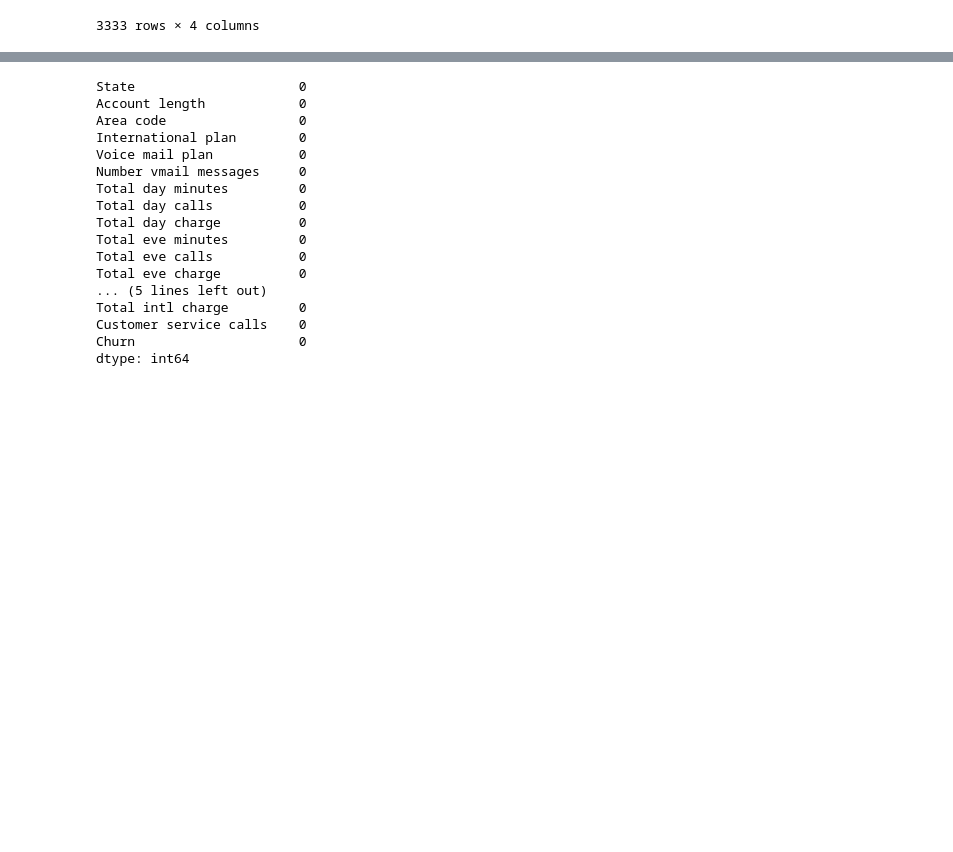
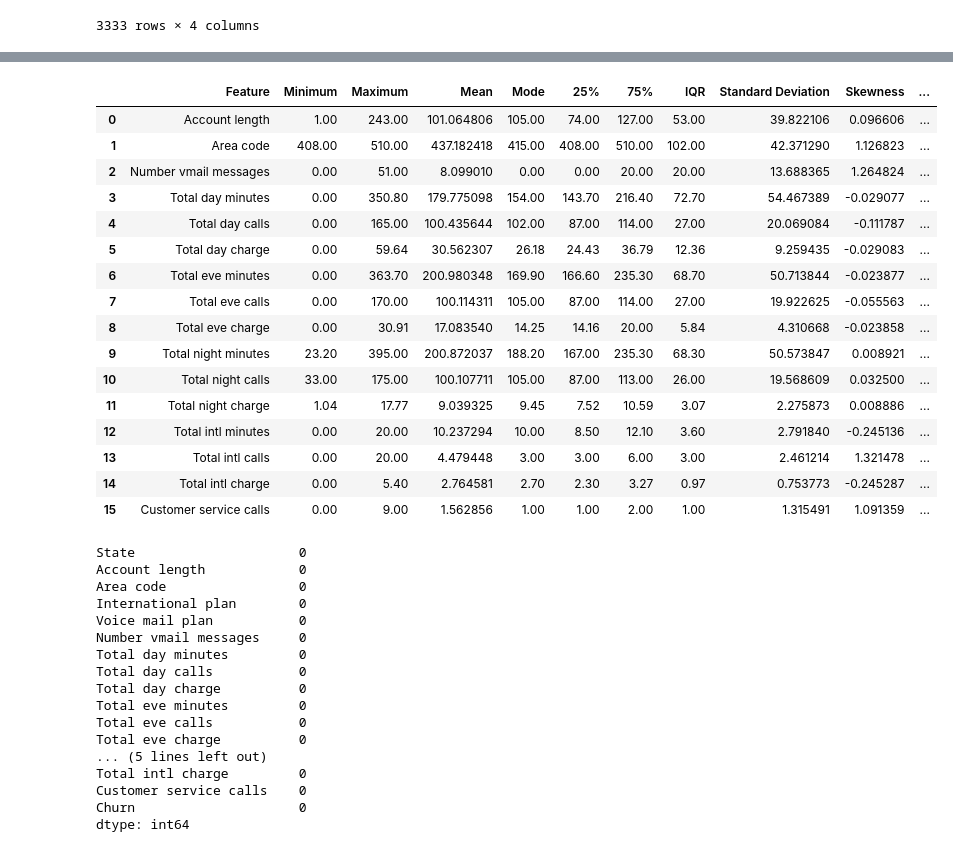
Before and after one commit to mukeshmagar543/Telecom-Churn-Dataset, a Jupyter notebook: Model.ipynb, the cells around one changed output, grey strips where cells are left out. Drawn from its saved outputs; the diff is of its cells as text; code cells hidden in the pictures; blank space fills up the shorter version.

```diff
--- a/Model.ipynb
+++ b/Model.ipynb
@@ -139,3 +124,64 @@ report
+# %%
+from collections import OrderedDict
+
+stats = []
+
+# Descriptive statistics
+for col in Numerical_Data:
+        numerical_stats = OrderedDict({
+            'Feature': col,
+            'Minimum': df[col].min(),
+            'Maximum': df[col].max(),
+            'Mean': df[col].mean(),
+            'Mode': df[col].mode()[0] if not df[col].mode().empty else None,
+            '25%': df[col].quantile(0.25),
+            '75%': df[col].quantile(0.75),
+            'IQR': df[col].quantile(0.75) - df[col].quantile(0.25),
+            'Standard Deviation': df[col].std(),
+            'Skewness': df[col].skew(),
+            'Kurtosis': df[col].kurt()
+        })
+        stats.append(numerical_stats)
+
+# Convert to DataFrame
+report = pd.DataFrame(stats)
+
+# Outlier Identification :
+outlier_label = []
+for col in report['Feature']:
+    Q1 = df[col].quantile(0.25)
+    Q3 = df[col].quantile(0.75)
+    IQR = Q3 - Q1
+    LW = Q1 - 1.5 * IQR   # LW : Lower Whisker Line
+    UW = Q3 + 1.5 * IQR   # UW : Upper Whisker Line
+    outliers = df[(df[col] < LW) | (df[col] > UW)]
+    if not outliers.empty:
+        outlier_label.append("Has Outliers")
+    else:
+        outlier_label.append("No Outliers")
+
+report["Outlier Comment"] = outlier_label
+
+# Checking Report
+report
+# %% [output]
+|  | Feature | Minimum | Maximum | Mean | Mode | 25% | 75% | IQR | Standard Deviation | Skewness | ... |
+| 0 | Account length | 1.00 | 243.00 | 101.064806 | 105.00 | 74.00 | 127.00 | 53.00 | 39.822106 | 0.096606 | ... |
+| 1 | Area code | 408.00 | 510.00 | 437.182418 | 415.00 | 408.00 | 510.00 | 102.00 | 42.371290 | 1.126823 | ... |
+| 2 | Number vmail messages | 0.00 | 51.00 | 8.099010 | 0.00 | 0.00 | 20.00 | 20.00 | 13.688365 | 1.264824 | ... |
+| 3 | Total day minutes | 0.00 | 350.80 | 179.775098 | 154.00 | 143.70 | 216.40 | 72.70 | 54.467389 | -0.029077 | ... |
+| 4 | Total day calls | 0.00 | 165.00 | 100.435644 | 102.00 | 87.00 | 114.00 | 27.00 | 20.069084 | -0.111787 | ... |
+| 5 | Total day charge | 0.00 | 59.64 | 30.562307 | 26.18 | 24.43 | 36.79 | 12.36 | 9.259435 | -0.029083 | ... |
+| 6 | Total eve minutes | 0.00 | 363.70 | 200.980348 | 169.90 | 166.60 | 235.30 | 68.70 | 50.713844 | -0.023877 | ... |
+| 7 | Total eve calls | 0.00 | 170.00 | 100.114311 | 105.00 | 87.00 | 114.00 | 27.00 | 19.922625 | -0.055563 | ... |
+| 8 | Total eve charge | 0.00 | 30.91 | 17.083540 | 14.25 | 14.16 | 20.00 | 5.84 | 4.310668 | -0.023858 | ... |
+| 9 | Total night minutes | 23.20 | 395.00 | 200.872037 | 188.20 | 167.00 | 235.30 | 68.30 | 50.573847 | 0.008921 | ... |
+| 10 | Total night calls | 33.00 | 175.00 | 100.107711 | 105.00 | 87.00 | 113.00 | 26.00 | 19.568609 | 0.032500 | ... |
+| 11 | Total night charge | 1.04 | 17.77 | 9.039325 | 9.45 | 7.52 | 10.59 | 3.07 | 2.275873 | 0.008886 | ... |
+| 12 | Total intl minutes | 0.00 | 20.00 | 10.237294 | 10.00 | 8.50 | 12.10 | 3.60 | 2.791840 | -0.245136 | ... |
+| 13 | Total intl calls | 0.00 | 20.00 | 4.479448 | 3.00 | 3.00 | 6.00 | 3.00 | 2.461214 | 1.321478 | ... |
+| 14 | Total intl charge | 0.00 | 5.40 | 2.764581 | 2.70 | 2.30 | 3.27 | 0.97 | 0.753773 | -0.245287 | ... |
+| 15 | Customer service calls | 0.00 | 9.00 | 1.562856 | 1.00 | 1.00 | 2.00 | 1.00 | 1.315491 | 1.091359 | ... |
 # %%
 # Checking missing information if any
 df.isnull().sum()
```
Also changed, not shown: parts of 17 cells of this notebook, 13 other files.
